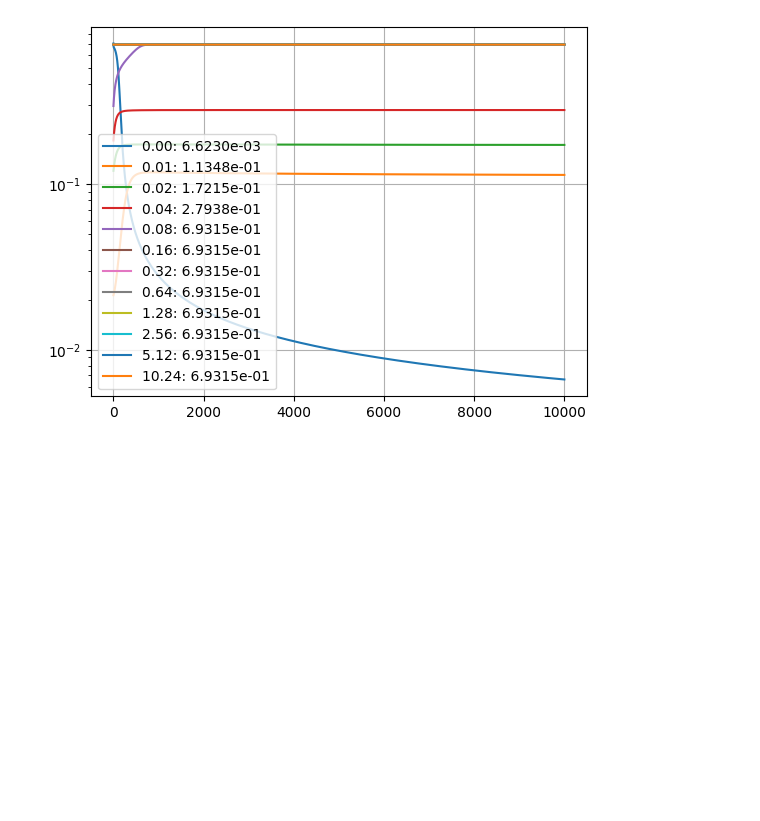
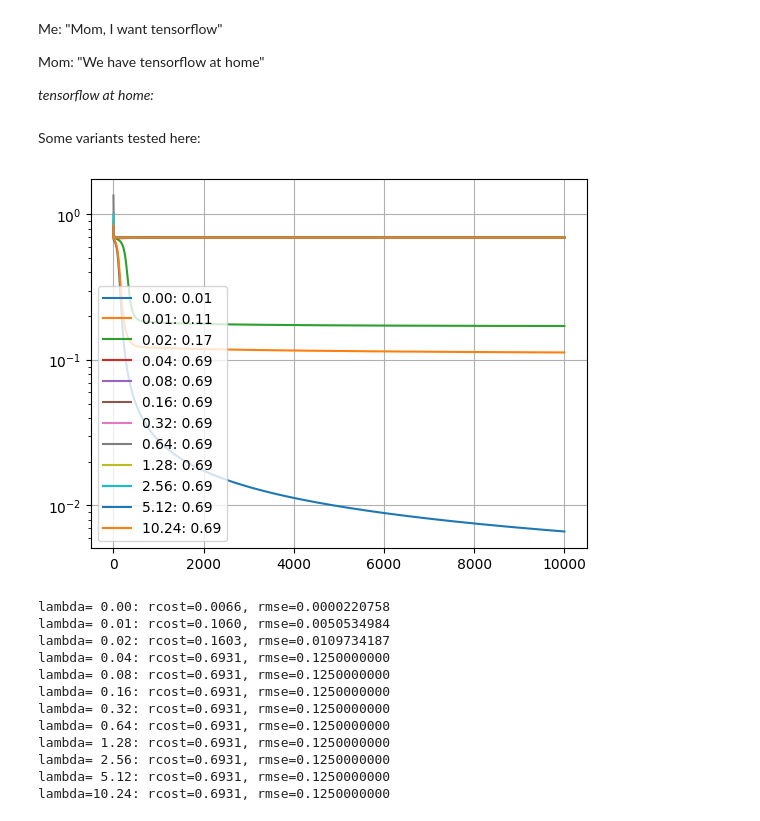
Before and after one commit to Janibek6119/ml-diary, a Jupyter notebook: course-2/B3.numpy-toolkit.ipynb, the cells around one changed output. Saved outputs shown, nothing was run; the diff lists cells and outputs as text; code cells hidden in the pictures; blank space fills up the shorter version.

```diff
--- a/course-2/B3.numpy-toolkit.ipynb
+++ b/course-2/B3.numpy-toolkit.ipynb
@@ -1,3 +1,9 @@
+# %% [markdown]
+Me: "Mom, I want tensorflow"
+
+Mom: "We have tensorflow at home"
+
+_tensorflow at home:_
 # %%
 import numpy as np
 from typing import Type, TypeVar
@@ -252,6 +258,8 @@ def generate_layers(units_per_layer: list[int], activator: ActivationManager, in
         l_inputs = None if inputs is None else u_prev
         layers.append(Layer(units=units, activator=activator, inputs=l_inputs))
     return layers
+# %% [markdown]
+Some variants tested here:
 # %%
 # net = Sequence(
 #     generate_layers(units_per_layer=[5, 6, 1],
@@ -301,11 +309,11 @@ y_train = training_data[:, 3:]
 #     Layer(2, SigmoidActivator()),
 # ]).compile(3)
 # rms 4.257827368312353e-05:
-net = Sequence([
-    Layer(5, SigmoidActivator()),
-    Layer(6, SigmoidActivator()),
-    Layer(2, SoftmaxActivator()),
-]).compile(3)
+# net = Sequence([
+#     Layer(5, SigmoidActivator()),
+#     Layer(6, SigmoidActivator()),
+#     Layer(2, SoftmaxActivator()),
+# ]).compile(3)
 
 # Results at regression examples:
 # dataset = np.array([
@@ -326,13 +334,23 @@ net = Sequence([
 #     Layer(1, LinearActivator()),
 # ],alpha=.0001).compile(4)
 
-costs = []
+# costs = []
 # %%
 costs_by_labmda = []
+rcost_by_lambda = []
+rmse_by_lambda = []
 lambdas = np.array([0, 1,2,4,8,16,32,64,128,256,512,1024]) / 100
 for lambd in lambdas:
-    cost_by_labmda = net.fit(x_train,y_train,lambd=lambd)
-    costs_by_labmda.append(cost_by_labmda)
+    net = Sequence([
+        Layer(5, SigmoidActivator()),
+        Layer(6, SigmoidActivator()),
+        Layer(2, SoftmaxActivator()),
+    ]).compile(3)
+    costs = net.fit(x_train,y_train,lambd=lambd)
+    costs_by_labmda.append(costs)
+    rcost, rmse = net.test(x_train, y_train)
+    rcost_by_lambda.append(rcost)
+    rmse_by_lambda.append(rmse)
 
 
 # plt.plot(costs)
@@ -347,19 +365,34 @@ for lambd in lambdas:
 # %%
 # rcost, rmse = net.test(x_train[0:5,:], y_train[0:5,:])
 
 for i in range(len(costs_by_labmda)):
-    plt.plot(costs_by_labmda[i], label=f"{lambdas[i]:.2f}: {costs_by_labmda[i][-1]:.4e}")
+    plt.plot(costs_by_labmda[i], label=f"{lambdas[i]:.2f}: {costs_by_labmda[i][-1]:.2f}")
 plt.legend()
 plt.grid(True)
 plt.yscale('log')
 plt.show()
 # fig = plt.figure(figsize=(4, 3))
 # gs = fig.add_gridspec(3, 4)  # hspace=0, wspace=0
 # a = gs.subplots()
 # af: list[plt.Axes] = a.flatten()
 # for ax, costs in zip(af,cost_by_labmda):
 #     ax.plot(costs)
 #     ax.grid(True)
 # plt.show()
+
+for i in range(len(rcost_by_lambda)):
+    print(f"lambda={lambdas[i]:5.2f}: rcost={rcost_by_lambda[i]:.4f}, rmse={rmse_by_lambda[i]:.10f}")
 # %% [output]
-[figure, old version]
+[figure, new version]
+lambda= 0.00: rcost=0.0066, rmse=0.0000220758
+lambda= 0.01: rcost=0.1060, rmse=0.0050534984
+lambda= 0.02: rcost=0.1603, rmse=0.0109734187
+lambda= 0.04: rcost=0.6931, rmse=0.1250000000
+lambda= 0.08: rcost=0.6931, rmse=0.1250000000
+lambda= 0.16: rcost=0.6931, rmse=0.1250000000
+lambda= 0.32: rcost=0.6931, rmse=0.1250000000
+lambda= 0.64: rcost=0.6931, rmse=0.1250000000
+lambda= 1.28: rcost=0.6931, rmse=0.1250000000
+lambda= 2.56: rcost=0.6931, rmse=0.1250000000
+lambda= 5.12: rcost=0.6931, rmse=0.1250000000
+lambda=10.24: rcost=0.6931, rmse=0.1250000000
```
Also changed, not shown: 8 other files.
